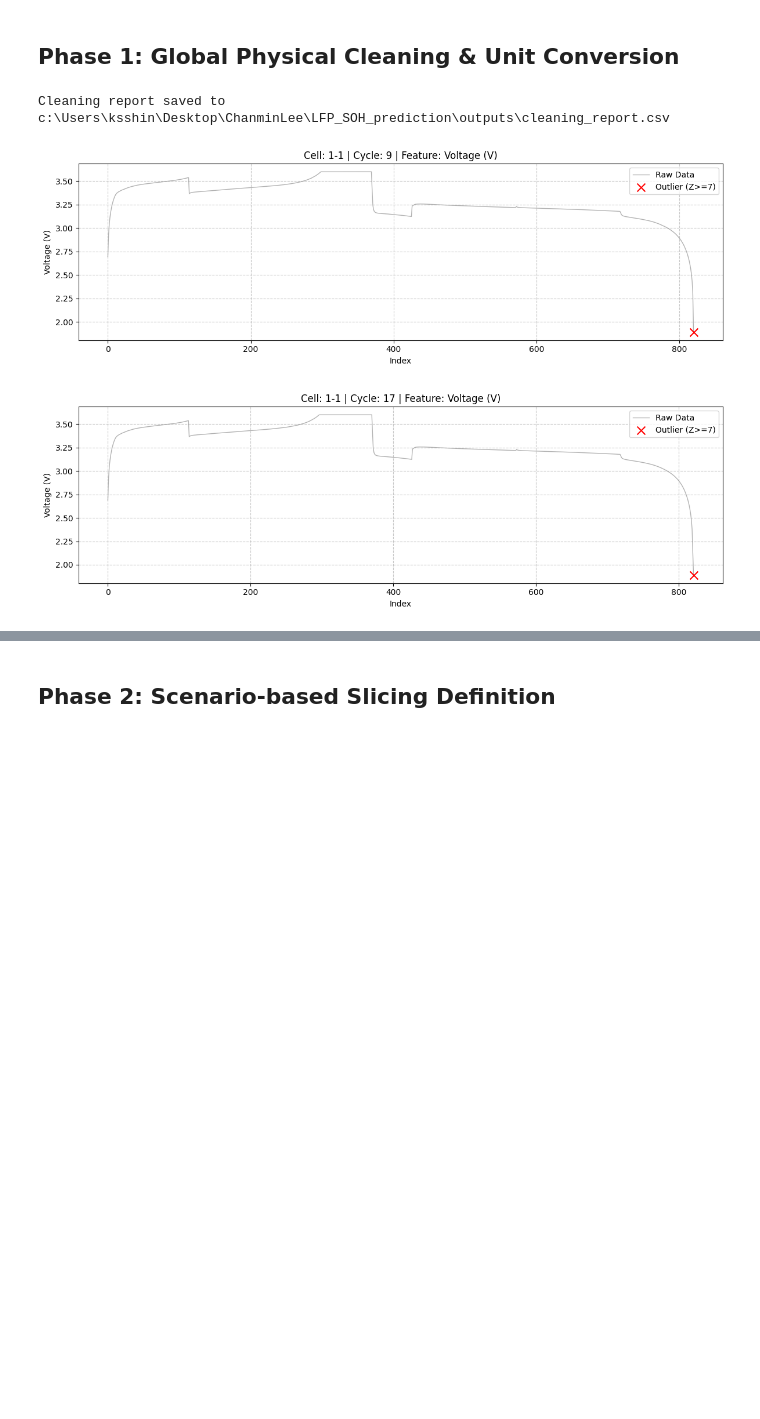
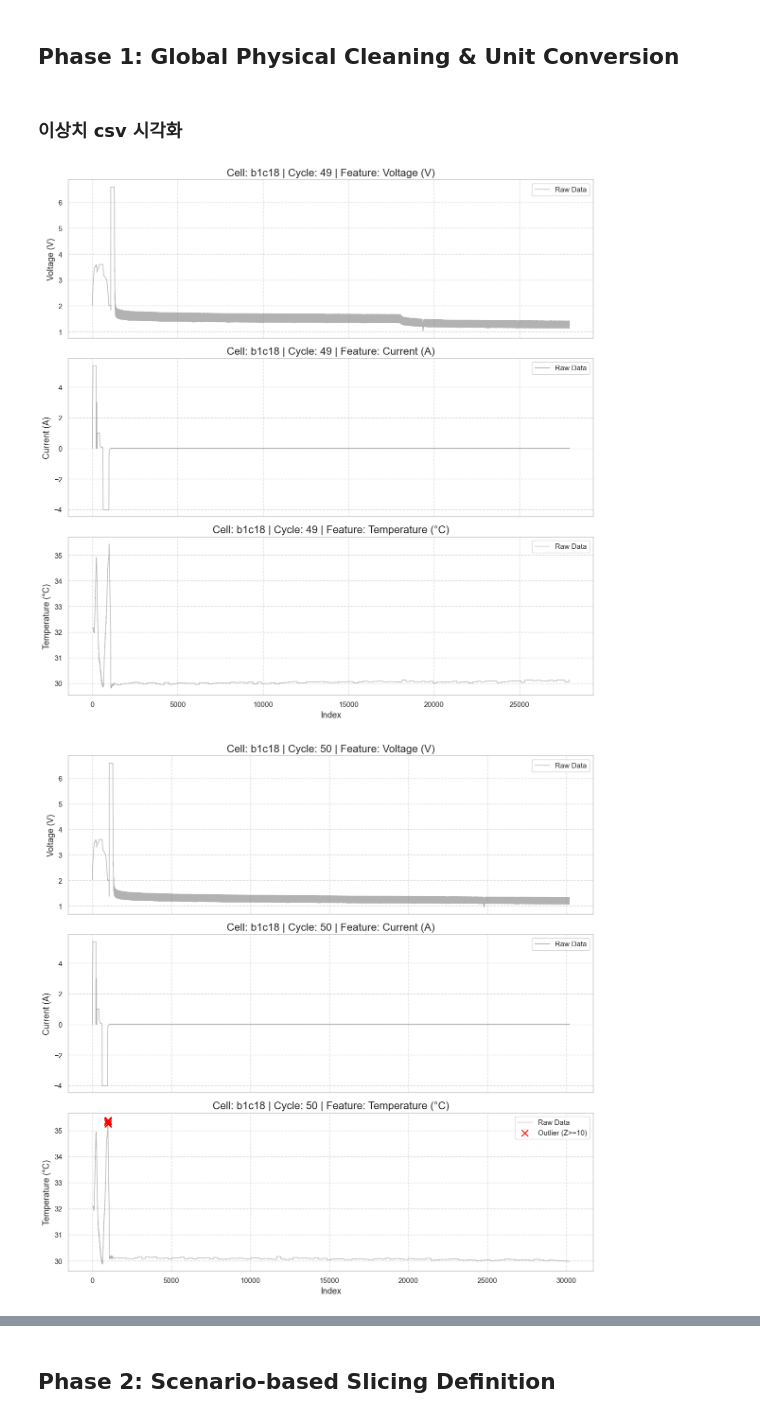
Before and after one commit to ChanMinLee2/LFP_SOH_prediction, a Jupyter notebook: src/data/preprocess.ipynb, the cells around one changed output, grey strips where cells are left out. Cells and saved outputs as stored; diff of their text form; code cells hidden in the pictures; blank space fills up the shorter version.

```diff
--- a/src/data/preprocess.ipynb
+++ b/src/data/preprocess.ipynb
@@ -77,6 +49,4 @@ def get_batch_id(cid, dataset_type):
 # %%
-DATASET_TYPE = "hust" # Switch to "hust" or "mit" as needed
-
 if DATASET_TYPE == "hust":
     print("Loading HUST dataset...")
     all_cells = load_hust(PROJECT_ROOT / "HUST_data" / "data")
@@ -90,19 +136,2 @@ Loaded 77 cells for HUST dataset.
 # %% [markdown]
 ## Phase 0-1: MIT Data Adapter (HUST DataFrame Format)
-# %%
-# Phase 0-1: Porting MIT data to HUST format (Pandas DataFrame)
-if DATASET_TYPE == "mit":
-    print("Porting MIT data to HUST format (Pandas DataFrame)...")
-    for cid, cell in tqdm(all_cells.items(), desc="Converting MIT to DataFrame"):
-        # Create .data dictionary to mimic HUST structure
-        cell.data = {}
-        for cyc_key, cyc_dict in cell.cycles.items():
-            if int(cyc_key) > 0:  # Skip 0th cycle
-                # Match internal column conventions
-                df = pd.DataFrame({
-                    COL_TIME: cyc_dict['t'],
-                    COL_V: cyc_dict['V'],
-                    COL_I: cyc_dict['I'], # MIT uses A natively
-                    COL_T: cyc_dict['T']
-                })
-                cell.data[int(cyc_key)] = df
@@ -109,14 +239,26 @@ if DATASET_TYPE == "mit":
 # %% [markdown]
 ## Phase 1: Global Physical Cleaning & Unit Conversion
 # %%
-CLEAN_CACHE_DIR = PROCESSED_DATA_ROOT / f" {DATASET_TYPE}_clean_chunks"
+CLEAN_CACHE_DIR = PROCESSED_DATA_ROOT / f"{DATASET_TYPE}_clean_chunks"
 CLEAN_CACHE_DIR.mkdir(parents=True, exist_ok=True)
-CLEAN_REPORT_PATH = PROJECT_ROOT / "outputs" / "cleaning_report.csv"
+CLEAN_REPORT_PATH = PROJECT_ROOT / "outputs" / f"{DATASET_TYPE}_cleaning_report.csv"
 # %%
 def clean_physical_data(df, cid, cyc, cleaning_reports):
     clean_df = df.copy()
+
+    # 1. Standardize Current (ensure Amperes)
     if "Current (mA)" in clean_df.columns:
         clean_df[COL_I] = clean_df["Current (mA)"] / 1000.0
+    elif clean_df[COL_I].abs().mean() > 50:
+        clean_df[COL_I] = clean_df[COL_I] / 1000.0
+
+    # 2. Capacity is already standardized in Phase 0-1.
+    # We just ensure it's treated as a numeric column for cleaning.
+    if 'capacity' not in clean_df.columns:
+        # Fallback only if missing
+        q_c = calc_Q(clean_df[COL_I].values, clean_df[COL_TIME].values, is_charge=True)
+        q_d = calc_Q(clean_df[COL_I].values, clean_df[COL_TIME].values, is_charge=False)
+        clean_df['capacity'] = np.where(clean_df[COL_I] >= 0, q_c, q_d)
 
     num_cols = clean_df.select_dtypes(include=[np.number]).columns
     outlier_mask = pd.Series(False, index=clean_df.index)
@@ -131,7 +273,7 @@ def clean_physical_data(df, cid, cyc, cleaning_reports):
         col_std = clean_df[col].std()
         if col_std > 1e-6:
             z_scores = np.abs((clean_df[col] - clean_df[col].mean()) / col_std)
-            is_outlier = z_scores >= 7
+            is_outlier = z_scores >= 10
             if is_outlier.any():
                 outlier_mask |= is_outlier
                 outlier_indices = clean_df.index[is_outlier].tolist()
@@ -190,10 +332,12 @@ for batch_id in sorted(batch_groups.keys()):
 report_df = pd.DataFrame(all_cleaning_reports)
 report_df.to_csv(CLEAN_REPORT_PATH, index=False)
 print(f"Cleaning report saved to {CLEAN_REPORT_PATH}")
-# %% [output]
-Cleaning report saved to c:\Users\ksshin\Desktop\ChanminLee\LFP_SOH_prediction\outputs\cleaning_report.csv
+# %% [markdown]
+### 이상치 csv 시각화
 # %%
 import matplotlib.pyplot as plt
+
+outlier_threshold = 10
 
 def plot_data_cleaning_issues(all_cells, report_df, num_samples=5):
     """
@@ -249,34 +393,35 @@ def plot_data_cleaning_issues(all_cells, report_df, num_samples=5):
             # 3. 이상치(Outlier) 위치 표시
             col_std = raw_df[col].std()
             if col_std > 1e-6:
                 z_scores = np.abs((raw_df[col] - raw_df[col].mean()) / col_std)
-                outlier_mask = z_scores >= 7
+                outlier_mask = z_scores >= outlier_threshold
                 outlier_indices = raw_df.index[outlier_mask]
 
                 if not outlier_indices.empty:
                     ax.scatter(
                         outlier_indices,
                         raw_df.loc[outlier_mask, col],
                         marker='x',
                         color='red',
                         s=100,
-                        label='Outlier (Z>=7)',
+                        label=f'Outlier (Z>={outlier_threshold})',
                         zorder=6
                     )
 
             ax.set_title(f"Cell: {cid} | Cycle: {cyc} | Feature: {col}")
             # ax.set_xlabel(f"Index": {})
             ax.set_ylabel(col)
             ax.legend()
             ax.grid(True, linestyle='--', alpha=0.7)
 
         plt.xlabel("Index")
         plt.tight_layout()
         plt.show()
 
 # 사용 예시:
+# import pdb; pdb.set_trace()
 report_df = pd.read_csv(CLEAN_REPORT_PATH)
 plot_data_cleaning_issues(all_cells, report_df, num_samples=3)
 # %% [output]
-[figure, old version]
+[figure, new version]
-[figure, old version]
+[figure, new version]
```
Also changed, not shown: parts of 23 cells of this notebook, 19 other files.
